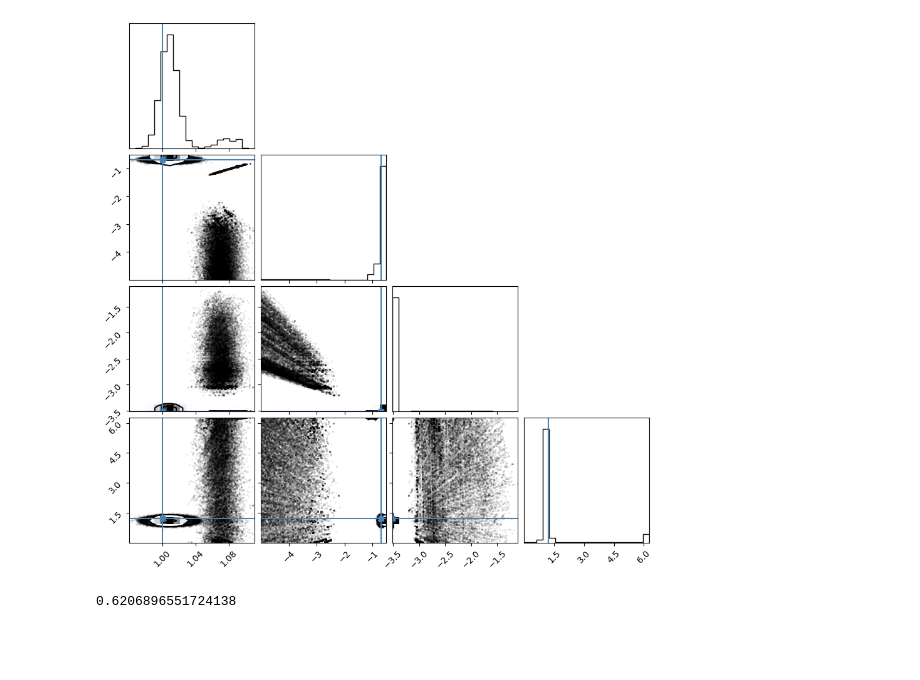
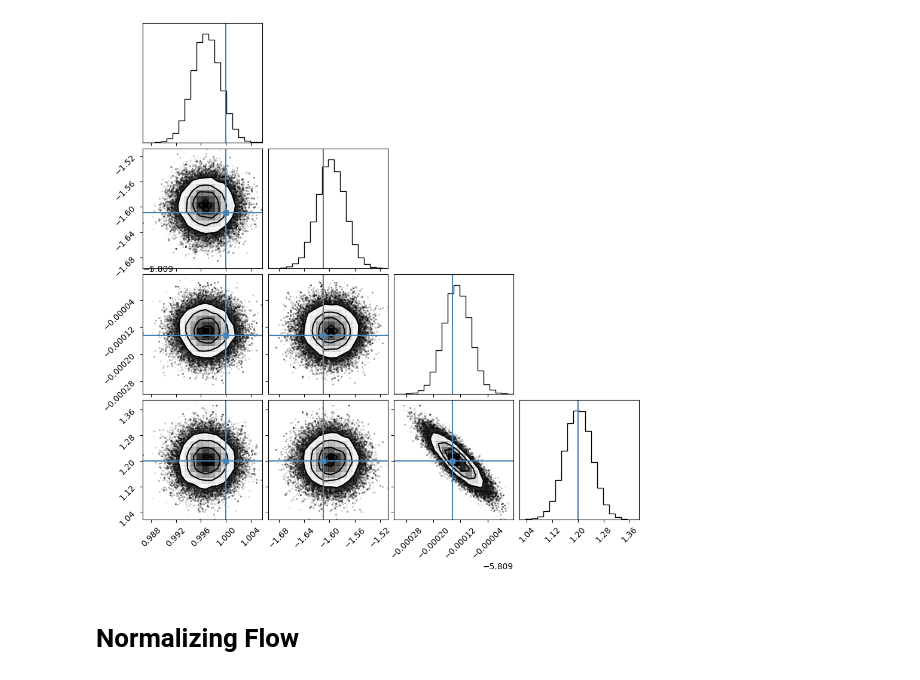
Before and after one commit to hjkim0620/sbi_CoherentSignal, a Jupyter notebook: CoherentSignal.ipynb, the cells around one changed output. Cells and saved outputs as stored; diff of their text form; code cells hidden in the pictures; blank space fills up the shorter version.

```diff
--- a/CoherentSignal.ipynb
+++ b/CoherentSignal.ipynb
@@ -102,8 +103,11 @@ def draw_initial(nwalker):
     phi = np.random.uniform(0, 2 * np.pi, nwalker)
 
     return np.vstack((sigma, ln_h0, ln_f, phi)).T
+# %%
+size = int(1e+5)
+time_stamp = sorted(np.arange(0, size) + 2 * np.random.random(size=size))
 # %%
-my = TimeSeries(size=5000)
-my.generate_coherent_signal(0.5, 0.03, 1.2)
+my = TimeSeries(time_stamp)
+my.generate_coherent_signal(0.2, 0.003, 1.2)
 my.plot()
 # %% [output]
@@ -114,7 +118,7 @@ nwalkers, ndim = coords.shape
 
 sampler = emcee.EnsembleSampler(nwalkers, ndim, log_prob, args=(my.time, my.series))
 # %%
-sampler.run_mcmc(coords, 500000, progress=True);
+sampler.run_mcmc(coords, 50000, progress=True);
 # %%
 fig, axes = plt.subplots(ndim, figsize=(10, 7), sharex=True)
 
@@ -134,9 +138,11 @@ flat_samples = sampler.get_chain(discard=100000, thin=15, flat=True)
 # %%
-my_sample = np.concatenate(samples[20000:,:10, :3], axis=0)
+my_sample = np.concatenate(samples[20000:,:5, :4], axis=0)
 # %%
-fig = corner.corner(flat_samples,
+# fig = corner.corner(flat_samples,
+#                     truths=my.truths);
+
+fig = corner.corner(my_sample,
                     truths=my.truths);
 
-# fig = corner.corner(my_sample);
 # fig = corner.corner(samples[10000:,1, :3])
 # %% [output]
@@ -149,5 +149,3 @@ WARNING:root:Too few points to create valid contours
-[figure, old version]
+[figure, new version]
-# %%
-(77 - 41) / (99 - 41)
-# %% [output]
-0.6206896551724138
+# %% [markdown]
+# Normalizing Flow
```
Also changed, not shown: parts of 8 cells of this notebook, 10 other files.
